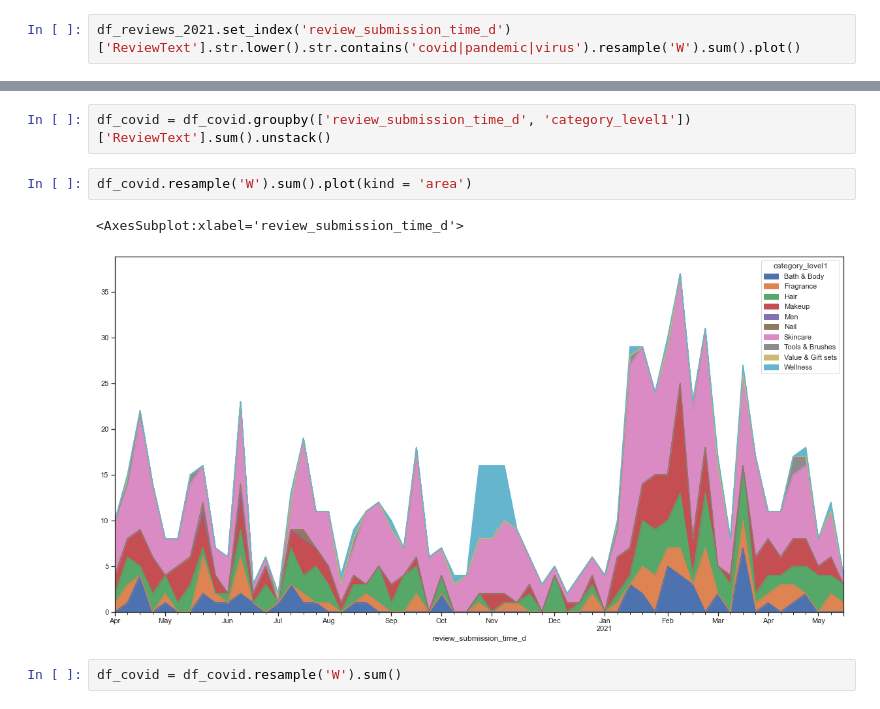
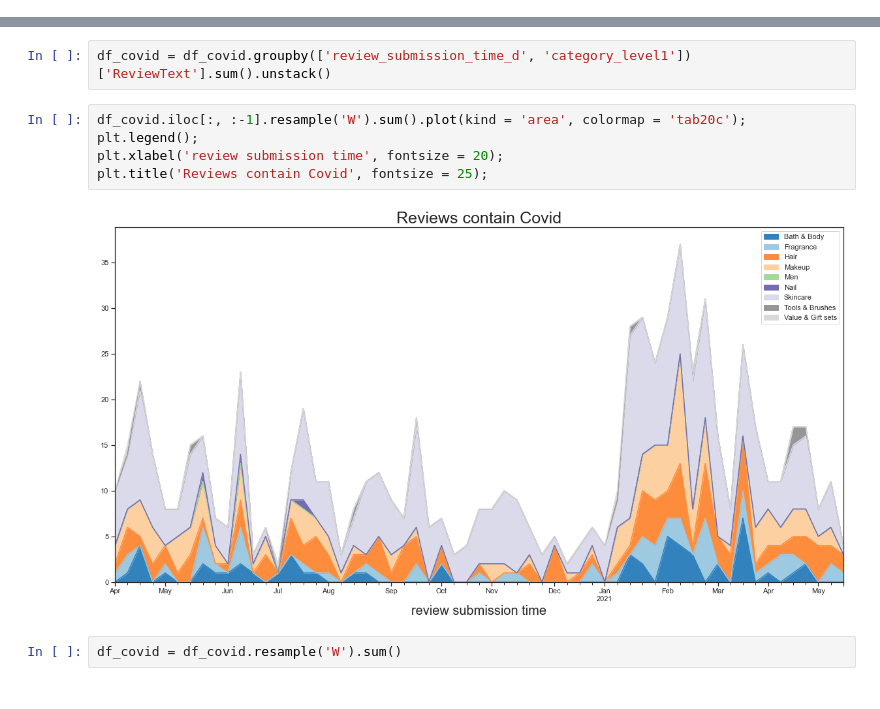
Before and after one commit to einslulu/Sephora_Review_Analysis, a Jupyter notebook: Data_Manipulation_and_Analysis.ipynb, the cells around one changed output, grey strips where cells are left out. Cells and saved outputs as stored; diff of their text form.

```diff
--- a/Data_Manipulation_and_Analysis.ipynb
+++ b/Data_Manipulation_and_Analysis.ipynb
@@ -839,4 +809,2 @@ plt.legend()
 # %% [markdown]
 # Covid -19
-# %%
-df_reviews_2021.set_index('review_submission_time_d')['ReviewText'].str.lower().str.contains('covid|pandemic|virus').resample('W').sum().plot()
@@ -878,10 +826,12 @@ df_covid_product
 # %%
 df_covid = df_covid.groupby(['review_submission_time_d', 'category_level1'])['ReviewText'].sum().unstack()
 # %%
-df_covid.resample('W').sum().plot(kind = 'area')
+df_covid.iloc[:, :-1].resample('W').sum().plot(kind = 'area', colormap = 'tab20c');
+plt.legend();
+plt.xlabel('review submission time', fontsize = 20);
+plt.title('Reviews contain Covid', fontsize = 25);
 # %% [output]
-<AxesSubplot:xlabel='review_submission_time_d'>
-[figure, old version]
+[figure, new version]
 # %%
 df_covid = df_covid.resample('W').sum()
 # %%
```
Also changed, not shown: parts of 22 cells of this notebook.
